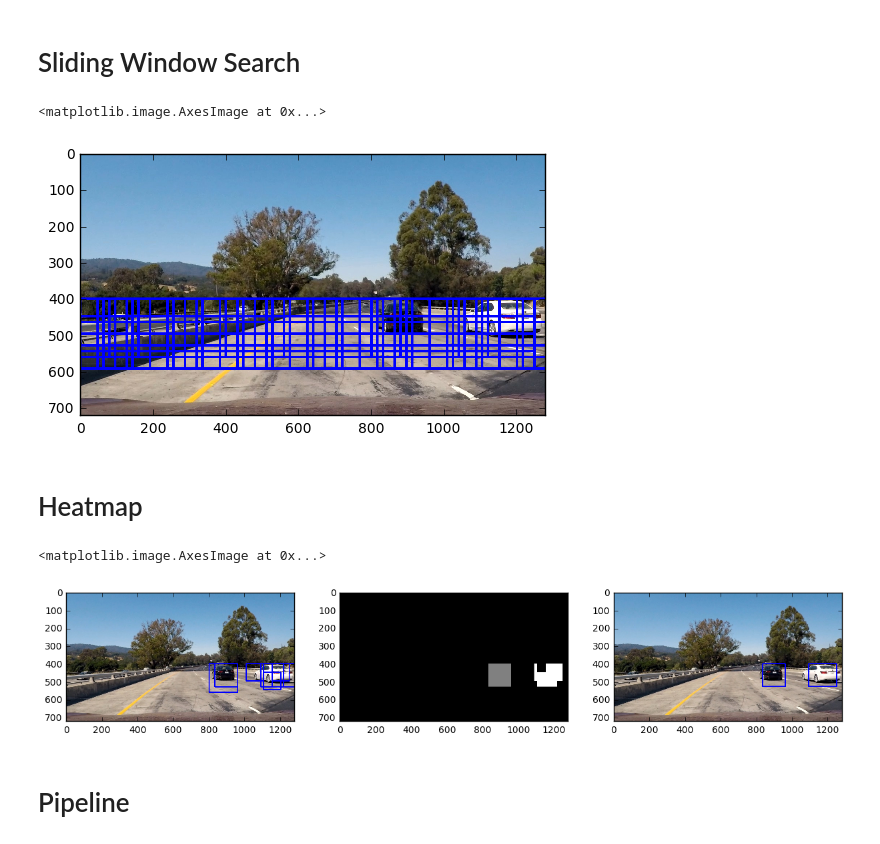
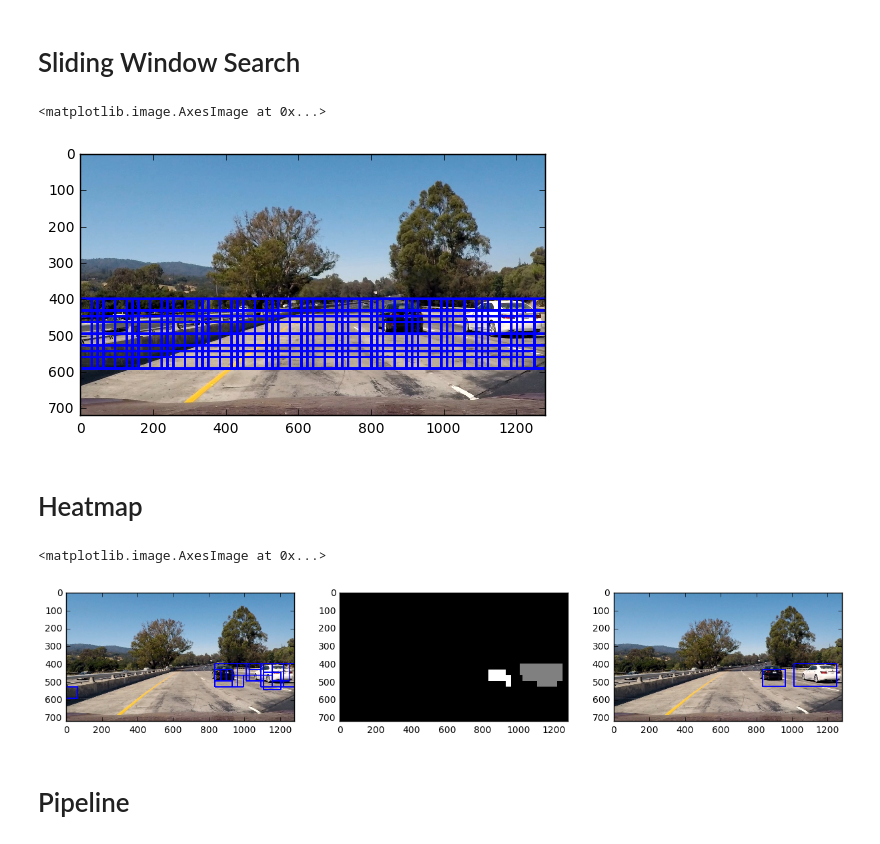
Before and after one commit to jinscript/CarND-Vehicle-Detection, a Jupyter notebook: vehicle_detection_and_tracking.ipynb, the cells around one changed output. Saved outputs shown, nothing was run; the diff lists cells and outputs as text; code cells hidden in the pictures.

```diff
--- a/vehicle_detection_and_tracking.ipynb
+++ b/vehicle_detection_and_tracking.ipynb
@@ -230,10 +230,9 @@ def slide_window(img, x_start_stop=[None, None], y_start_stop=[None, None],
 
 def get_windows(image):
     windows = []
-    # windows.extend(slide_window(image, y_start_stop=[400, 600], xy_window=(64, 64)))
+    windows.extend(slide_window(image, y_start_stop=[400, 600], xy_window=(64, 64)))
     windows.extend(slide_window(image, y_start_stop=[400, 600], xy_window=(96, 96)))
     windows.extend(slide_window(image, y_start_stop=[400, 600], xy_window=(128, 128)))
-    windows.extend(slide_window(image, y_start_stop=[400, 600], xy_window=(160, 160)))
     return windows
 
 image = mpimg.imread('test_images/test1.jpg')
@@ -244,7 +243,7 @@ for w in get_windows(image):
 plt.imshow(imcopy)
 # %% [output]
 <matplotlib.image.AxesImage at 0x...>
-[figure, old version]
+[figure, new version]
 # %% [markdown]
 # Heatmap
 # %%
@@ -266,10 +265,10 @@ def apply_threshold(heatmap, threshold):
     # Return thresholded map
     return heatmap
 
-def get_labels(img, bboxes):
+def get_labels(img, bboxes, threshold=1):
     heat = np.zeros_like(image[:,:,0]).astype(np.float)
     heat = add_heat(heat, bboxes)
-    heat = apply_threshold(heat,1)
+    heat = apply_threshold(heat, threshold)
     heatmap = np.clip(heat, 0, 255)
     labels = label(heatmap)
     return labels
@@ -287,34 +286,34 @@ def get_raw_bboxes(image):
 def get_final_bboxes(labels):
     bboxes = []
     for car_number in range(1, labels[1]+1):
         # Find pixels with each car_number label value
         nonzero = (labels[0] == car_number).nonzero()
         # Identify x and y values of those pixels
         nonzeroy = np.array(nonzero[0])
         nonzerox = np.array(nonzero[1])
         # Define a bounding box based on min/max x and y
         bbox = ((np.min(nonzerox), np.min(nonzeroy)), (np.max(nonzerox), np.max(nonzeroy)))
         bboxes.append(bbox)
     return bboxes
 
 imcopy = np.copy(image)
 imcopy1 = np.copy(image)
 raw_bboxes = get_raw_bboxes(image)
 for bbox in raw_bboxes:
     cv2.rectangle(imcopy, bbox[0], bbox[1], (0, 0, 255), 6)
 
 labels = get_labels(image, raw_bboxes)
 
 for bbox in get_final_bboxes(labels):
     cv2.rectangle(imcopy1, bbox[0], bbox[1], (0, 0, 255), 6)
 
 f, (ax1, ax2, ax3) = plt.subplots(1, 3, figsize=(15,10))
 ax1.imshow(imcopy)
 ax2.imshow(labels[0], cmap='gray')
 ax3.imshow(imcopy1)
 # %% [output]
 <matplotlib.image.AxesImage at 0x...>
-[figure, old version]
+[figure, new version]
 # %% [markdown]
 # Pipeline
 # %%
```
Also changed, not shown: parts of 6 cells of this notebook, 2 other files.
